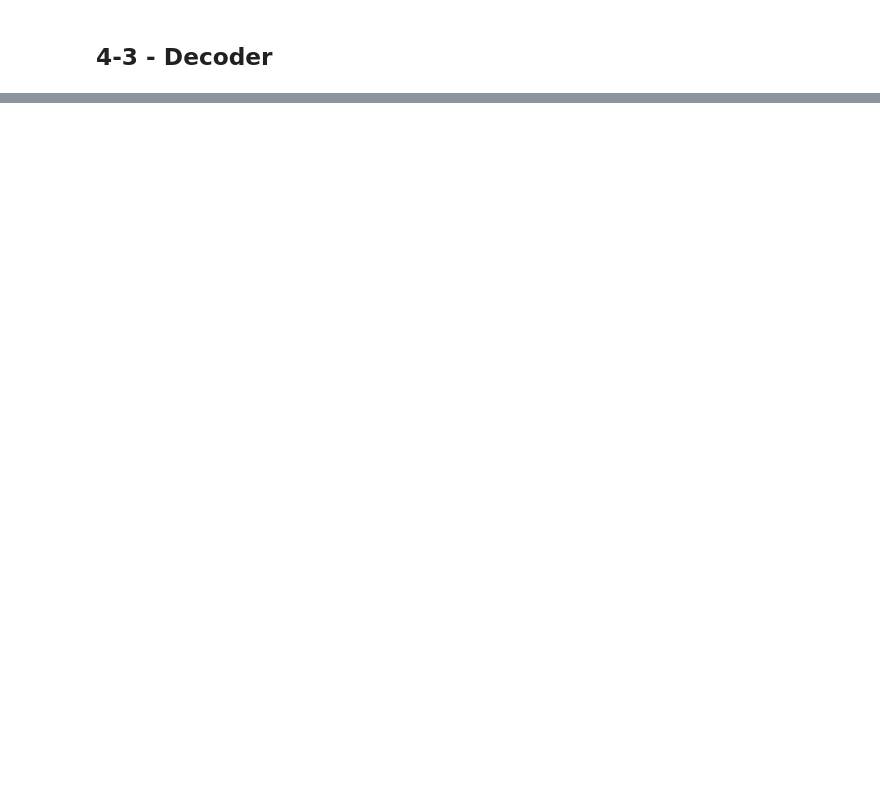
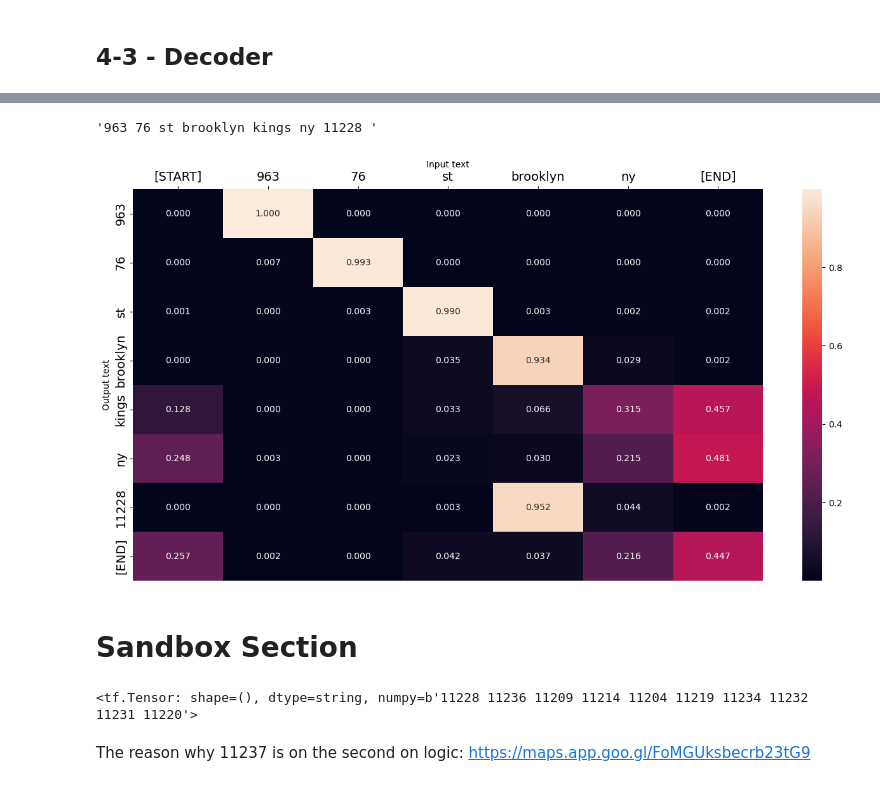
Before and after one commit to garyc1225/Address-Auto-Complete, a Jupyter notebook: Address-Auto-Complete.ipynb, the cells around one changed output, grey strips where cells are left out. Cells and saved outputs as stored; diff of their text form; code cells hidden in the pictures; blank space fills up the shorter version.

```diff
--- a/Address-Auto-Complete.ipynb
+++ b/Address-Auto-Complete.ipynb
@@ -458,0 +719,10 @@ def call(self,
+# %%
+def masked_acc(y_true, y_pred):
+    # Calculate the loss for each item in the batch.
+    y_pred = tf.argmax(y_pred, axis=-1)
+    y_pred = tf.cast(y_pred, y_true.dtype)
+
+    match = tf.cast(y_true == y_pred, tf.float32)
+    mask = tf.cast(y_true != 0, tf.float32)
+
+    return tf.reduce_sum(match)/tf.reduce_sum(mask)
@@ -458,0 +901,22 @@ def call(self,
+# %%
+context_raw = '963 76 St Brooklyn NY'
+result = model.Addressor_fix([context_raw])
+result.numpy()[0].decode()
+# %% [output]
+'963 76 st brooklyn kings ny 11228 '
+# %%
+import warnings
+warnings.simplefilter(action='ignore', category=UserWarning)
+
+model.plot_attention(context_raw)
+# %% [output]
+[figure, added]
+# %% [markdown]
+# Sandbox Section
+# %%
+hidden_state_logit = utils.top_5_index(model.all_logis[0][6],10)
+model.decoder.tokens_to_text(hidden_state_logit)
+# %% [output]
+<tf.Tensor: shape=(), dtype=string, numpy=b'11228 11236 11209 11214 11204 11219 11234 11232 11231 11220'>
+# %% [markdown]
+The reason why 11237 is on the second on logic: https://maps.app.goo.gl/FoMGUksbecrb23tG9
```
Also changed, not shown: parts of 34 cells of this notebook, 2 other files.
